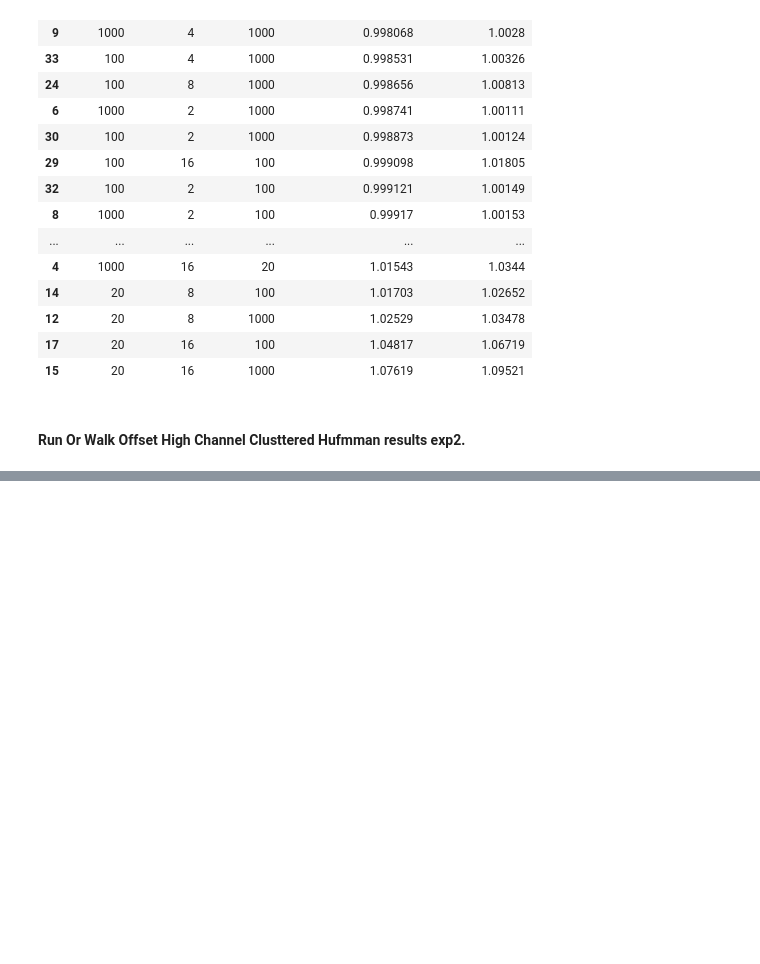
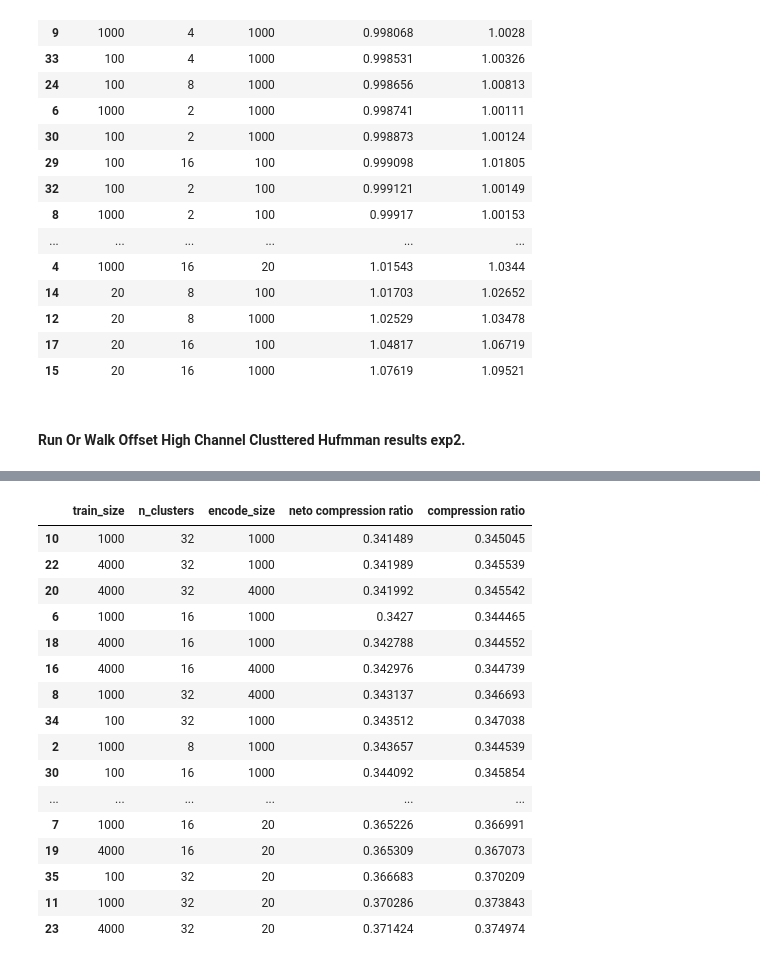
Before and after one commit to nyutal/049063-Information-in-Storage-Devices-Final-Project, a Jupyter notebook: src/nadavedit.ipynb, the cells around one changed output, grey strips where cells are left out. Cells and saved outputs as stored; diff of their text form; code cells hidden in the pictures; blank space fills up the shorter version.

```diff
--- a/src/nadavedit.ipynb
+++ b/src/nadavedit.ipynb
@@ -1357,2 +1319,20 @@ result_style_chain(run_or_walk_offset_high_df, run_or_walk_offset_high_ratio)
 # %%
-result_style_chain(run_or_walk_length_df, run_or_walk_length_ratio
+result_style_chain(run_or_walk_length_df, run_or_walk_length_ratio)
+# %% [output]
+|  | train_size | n_clusters | encode_size | neto compression ratio | compression ratio |
+| 10 | 1000 | 32 | 1000 | 0.341489 | 0.345045 |
+| 22 | 4000 | 32 | 1000 | 0.341989 | 0.345539 |
+| 20 | 4000 | 32 | 4000 | 0.341992 | 0.345542 |
+| 6 | 1000 | 16 | 1000 | 0.3427 | 0.344465 |
+| 18 | 4000 | 16 | 1000 | 0.342788 | 0.344552 |
+| 16 | 4000 | 16 | 4000 | 0.342976 | 0.344739 |
+| 8 | 1000 | 32 | 4000 | 0.343137 | 0.346693 |
+| 34 | 100 | 32 | 1000 | 0.343512 | 0.347038 |
+| 2 | 1000 | 8 | 1000 | 0.343657 | 0.344539 |
+| 30 | 100 | 16 | 1000 | 0.344092 | 0.345854 |
+| ... | ... | ... | ... | ... | ... |
+| 7 | 1000 | 16 | 20 | 0.365226 | 0.366991 |
+| 19 | 4000 | 16 | 20 | 0.365309 | 0.367073 |
+| 35 | 100 | 32 | 20 | 0.366683 | 0.370209 |
+| 11 | 1000 | 32 | 20 | 0.370286 | 0.373843 |
+| 23 | 4000 | 32 | 20 | 0.371424 | 0.374974 |
```
Also changed, not shown: parts of 14 cells of this notebook, 1 other file.
